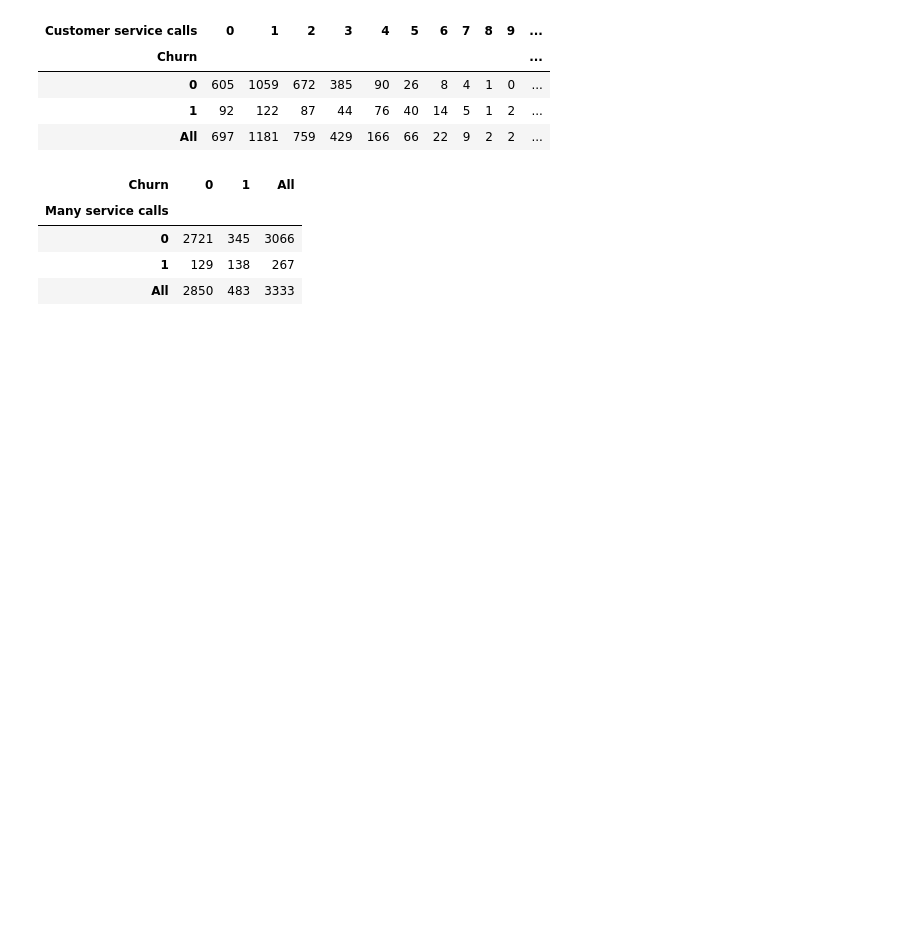
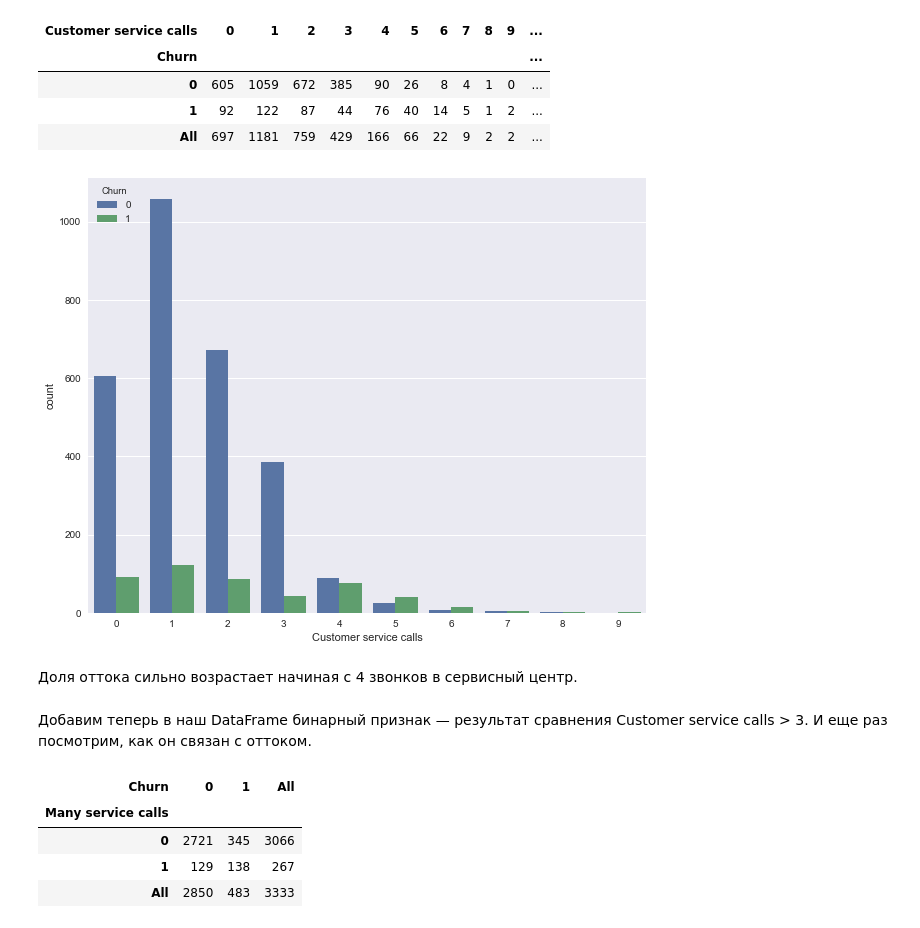
Before and after one commit to ValeraKaravai/knowledge_base, a Jupyter notebook: hw1/lecture_01.ipynb, the cells around one changed output. Cells and saved outputs as stored; diff of their text form; code cells hidden in the pictures; blank space fills up the shorter version.

```diff
--- a/hw1/lecture_01.ipynb
+++ b/hw1/lecture_01.ipynb
@@ -316,6 +424,14 @@ pd.crosstab(df['Churn'], df['Customer service calls'], margins=True)
 | 0 | 605 | 1059 | 672 | 385 | 90 | 26 | 8 | 4 | 1 | 0 | ... |
 | 1 | 92 | 122 | 87 | 44 | 76 | 40 | 14 | 5 | 1 | 2 | ... |
 | All | 697 | 1181 | 759 | 429 | 166 | 66 | 22 | 9 | 2 | 2 | ... |
+# %%
+sns.countplot(x='Customer service calls', hue='Churn', data=df);
+# %% [output]
+[figure, added]
+# %% [markdown]
+Доля оттока сильно возрастает начиная с 4 звонков в сервисный центр.
+# %% [markdown]
+Добавим теперь в наш DataFrame бинарный признак — результат сравнения Customer service calls > 3. И еще раз посмотрим, как он связан с оттоком.
 # %%
 df['Many service calls'] = (df['Customer service calls'] > 3).astype('int')
 # %%
```
Also changed, not shown: parts of 47 cells of this notebook, 3 other files.
